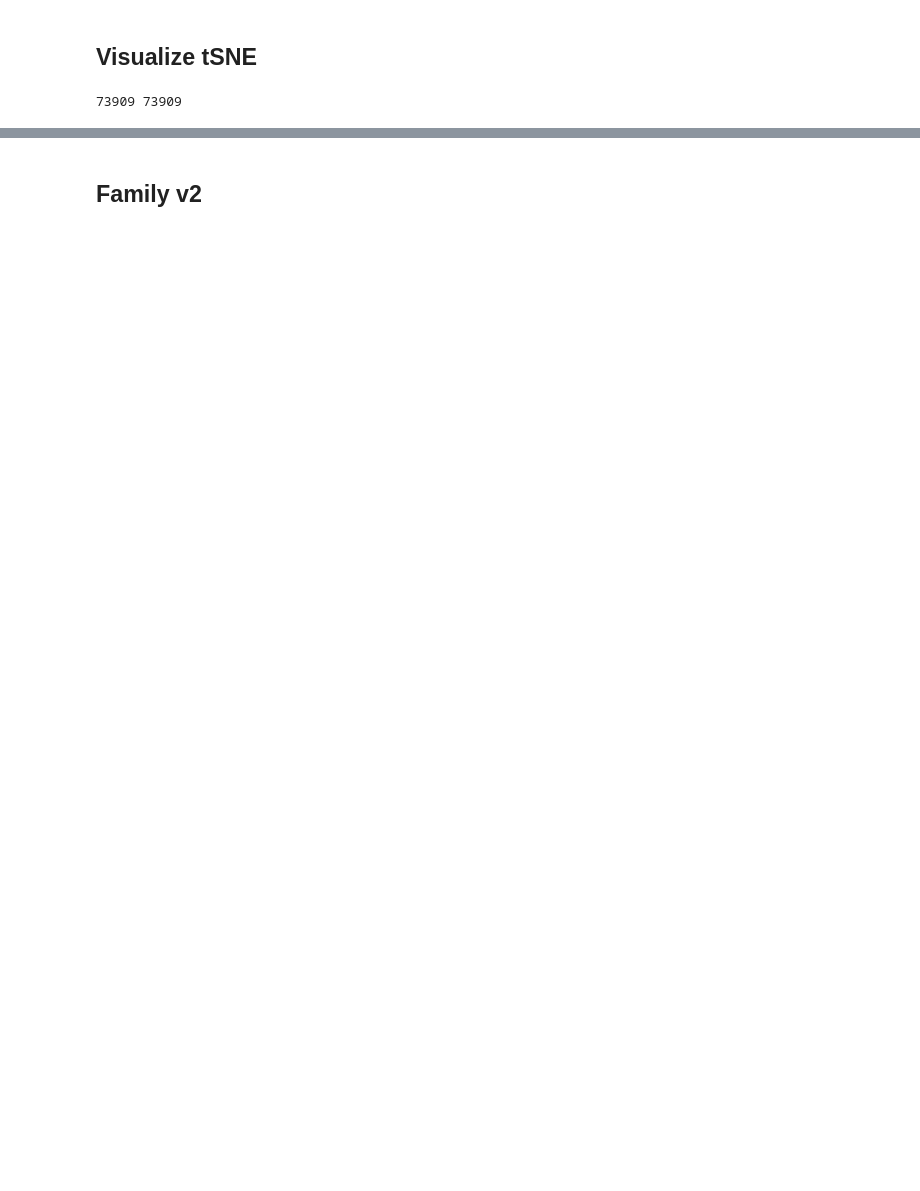
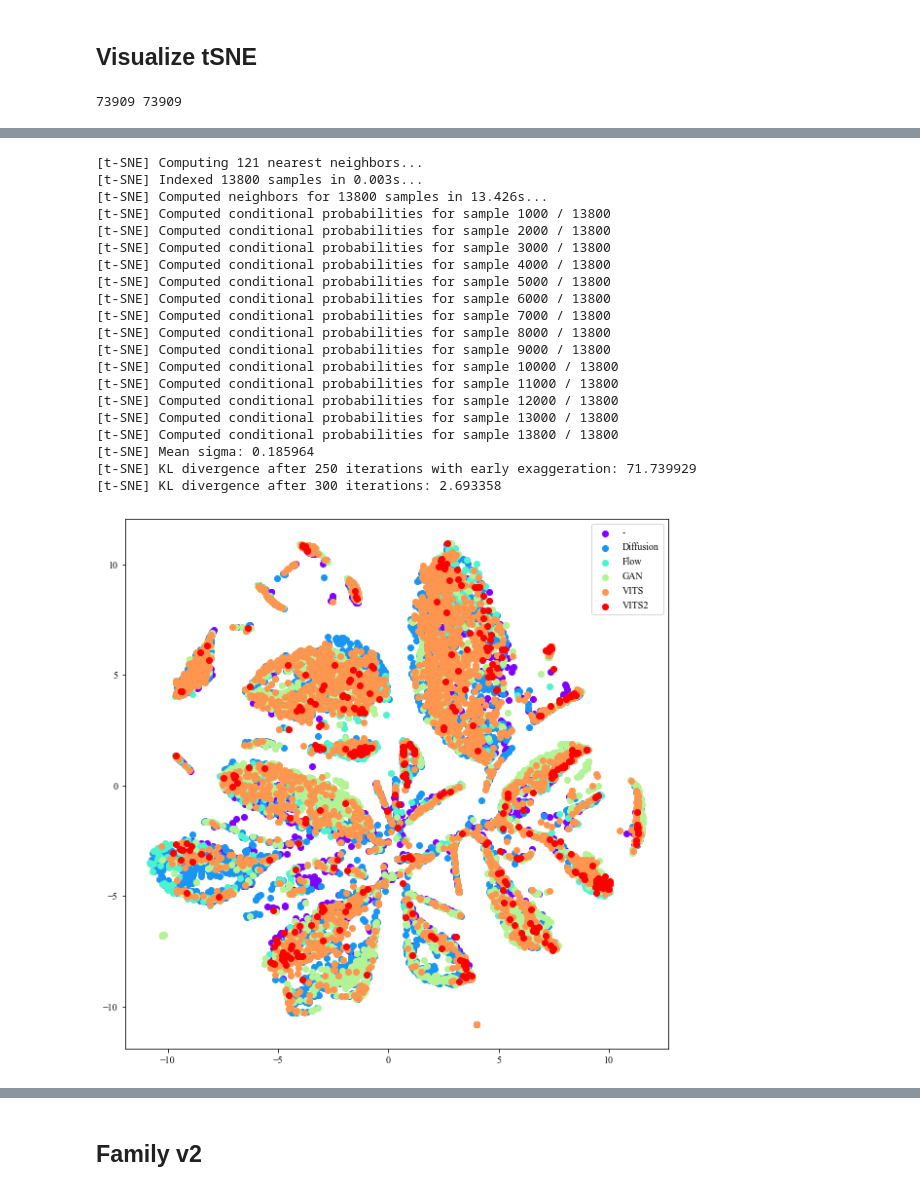
Before and after one commit to josebeo2016/vocodetect, a Jupyter notebook: Supcon-voco/families.ipynb, the cells around one changed output, grey strips where cells are left out. Saved outputs shown, nothing was run; the diff lists cells and outputs as text; code cells hidden in the pictures; blank space fills up the shorter version.

```diff
--- a/Supcon-voco/families.ipynb
+++ b/Supcon-voco/families.ipynb
@@ -114,0 +242,44 @@ plt.show()
+# %%
+# visualize the t-SNE plot of the features
+from sklearn.manifold import TSNE
+import seaborn as sns
+import matplotlib.pyplot as plt
+import matplotlib.cm as cm
+import matplotlib.colors as mcolors
+import numpy as np
+
+tsne = TSNE(n_components=2, verbose=1, perplexity=40, n_iter=300)
+tsne_results = tsne.fit_transform(np.stack(merged_df["feat"].values))
+
+# show color as the group
+group = merged_df["Speakers"].values
+
+# visualize the t-SNE plot
+plt.figure(figsize=(10, 10))
+colors = cm.rainbow(np.linspace(0, 1, len(np.unique(group))))
+for i, g in enumerate(np.unique(group)):
+    plt.scatter(tsne_results[group == g, 0], tsne_results[group == g, 1], color=colors[i], label=g)
+plt.legend()
+plt.show()
+# %% [output]
+[t-SNE] Computing 121 nearest neighbors...
+[t-SNE] Indexed 13800 samples in 0.003s...
+[t-SNE] Computed neighbors for 13800 samples in 13.426s...
+[t-SNE] Computed conditional probabilities for sample 1000 / 13800
+[t-SNE] Computed conditional probabilities for sample 2000 / 13800
+[t-SNE] Computed conditional probabilities for sample 3000 / 13800
+[t-SNE] Computed conditional probabilities for sample 4000 / 13800
+[t-SNE] Computed conditional probabilities for sample 5000 / 13800
+[t-SNE] Computed conditional probabilities for sample 6000 / 13800
+[t-SNE] Computed conditional probabilities for sample 7000 / 13800
+[t-SNE] Computed conditional probabilities for sample 8000 / 13800
+[t-SNE] Computed conditional probabilities for sample 9000 / 13800
+[t-SNE] Computed conditional probabilities for sample 10000 / 13800
+[t-SNE] Computed conditional probabilities for sample 11000 / 13800
+[t-SNE] Computed conditional probabilities for sample 12000 / 13800
+[t-SNE] Computed conditional probabilities for sample 13000 / 13800
+[t-SNE] Computed conditional probabilities for sample 13800 / 13800
+[t-SNE] Mean sigma: 0.185964
+[t-SNE] KL divergence after 250 iterations with early exaggeration: 71.739929
+[t-SNE] KL divergence after 300 iterations: 2.693358
+[figure, added]
```
Also changed, not shown: parts of 30 cells of this notebook, 14 other files.
